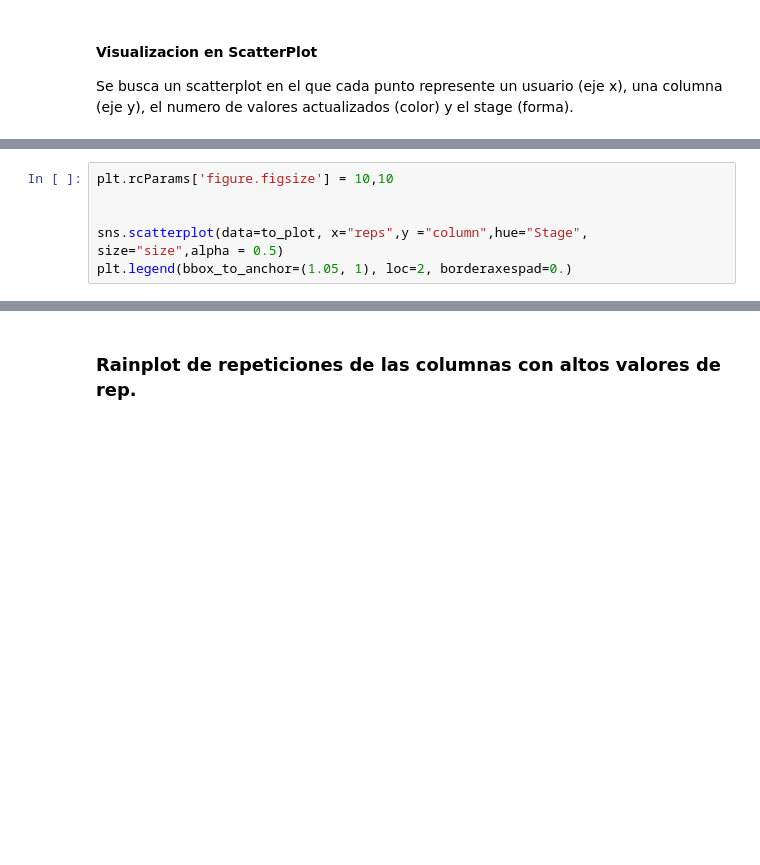
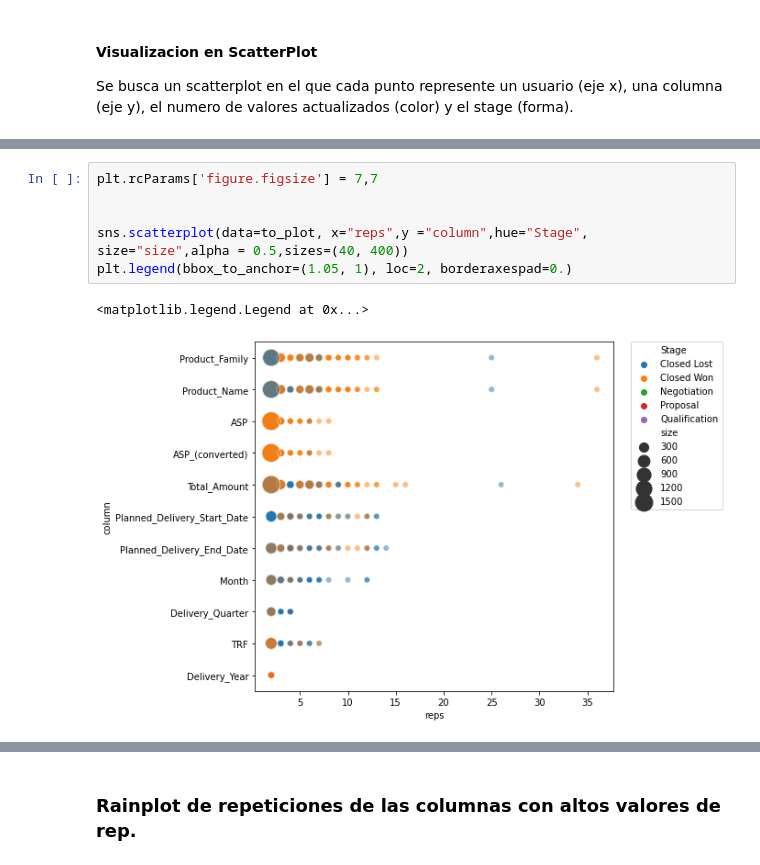
Before and after one commit to fede-alt/datos_2c2020_tp1, a Jupyter notebook: Pruebas/Pruebas_Tomi.ipynb, the cells around one changed output, grey strips where cells are left out. Saved outputs shown, nothing was run; the diff lists cells and outputs as text; blank space fills up the shorter version.

```diff
--- a/Pruebas/Pruebas_Tomi.ipynb
+++ b/Pruebas/Pruebas_Tomi.ipynb
@@ -450,8 +611,11 @@ to_plot
 # %%
-plt.rcParams['figure.figsize'] = 10,10
+plt.rcParams['figure.figsize'] = 7,7
 
 
-sns.scatterplot(data=to_plot, x="reps",y ="column",hue="Stage", size="size",alpha = 0.5)
+sns.scatterplot(data=to_plot, x="reps",y ="column",hue="Stage", size="size",alpha = 0.5,sizes=(40, 400))
 plt.legend(bbox_to_anchor=(1.05, 1), loc=2, borderaxespad=0.)
+# %% [output]
+<matplotlib.legend.Legend at 0x...>
+[figure, added]
 # %%
 df.groupby("Opportunity_ID").agg({"Product_Family":count_values}).nlargest(1,"Product_Family")
```
Also changed, not shown: parts of 26 cells of this notebook.
